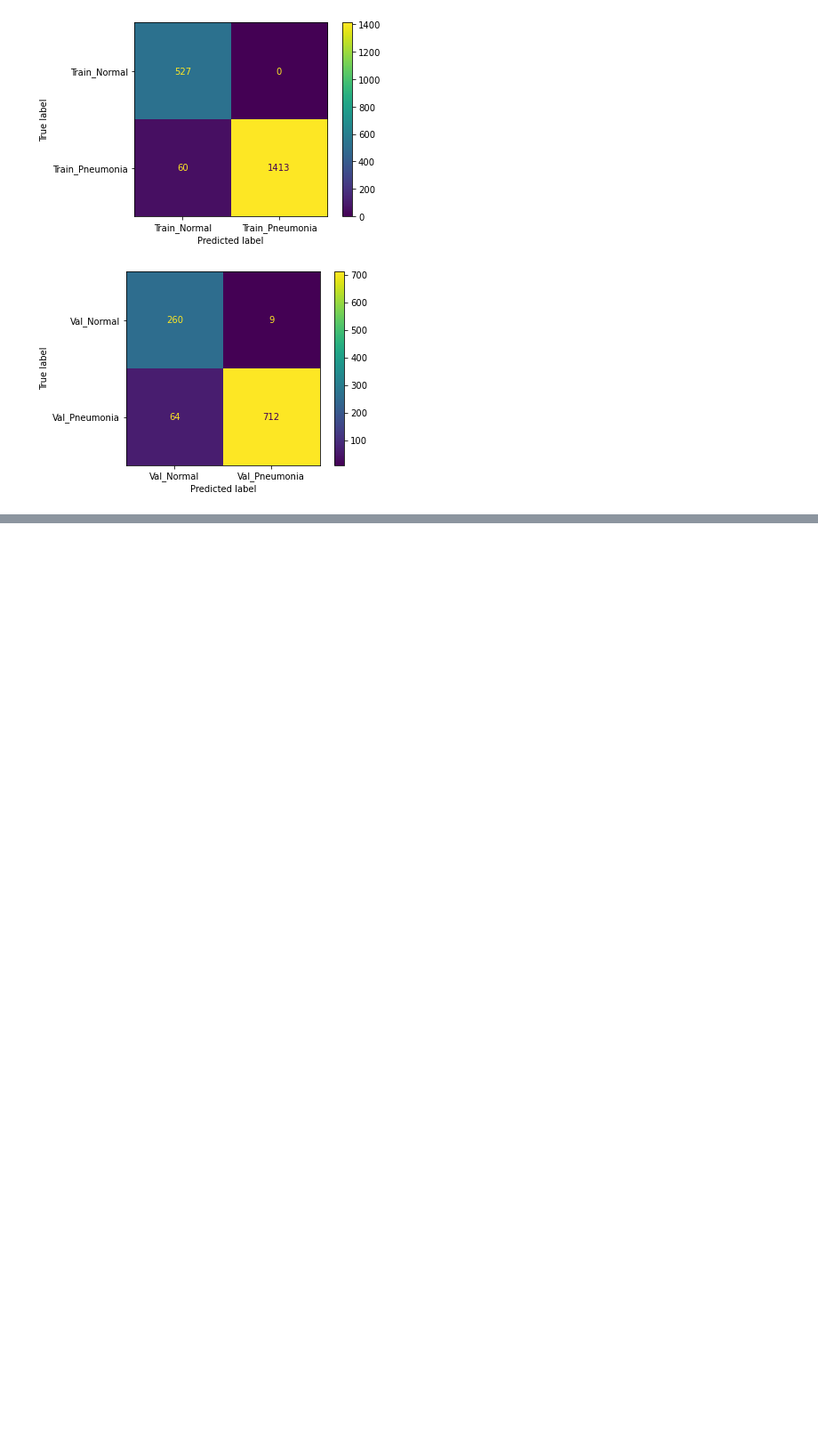
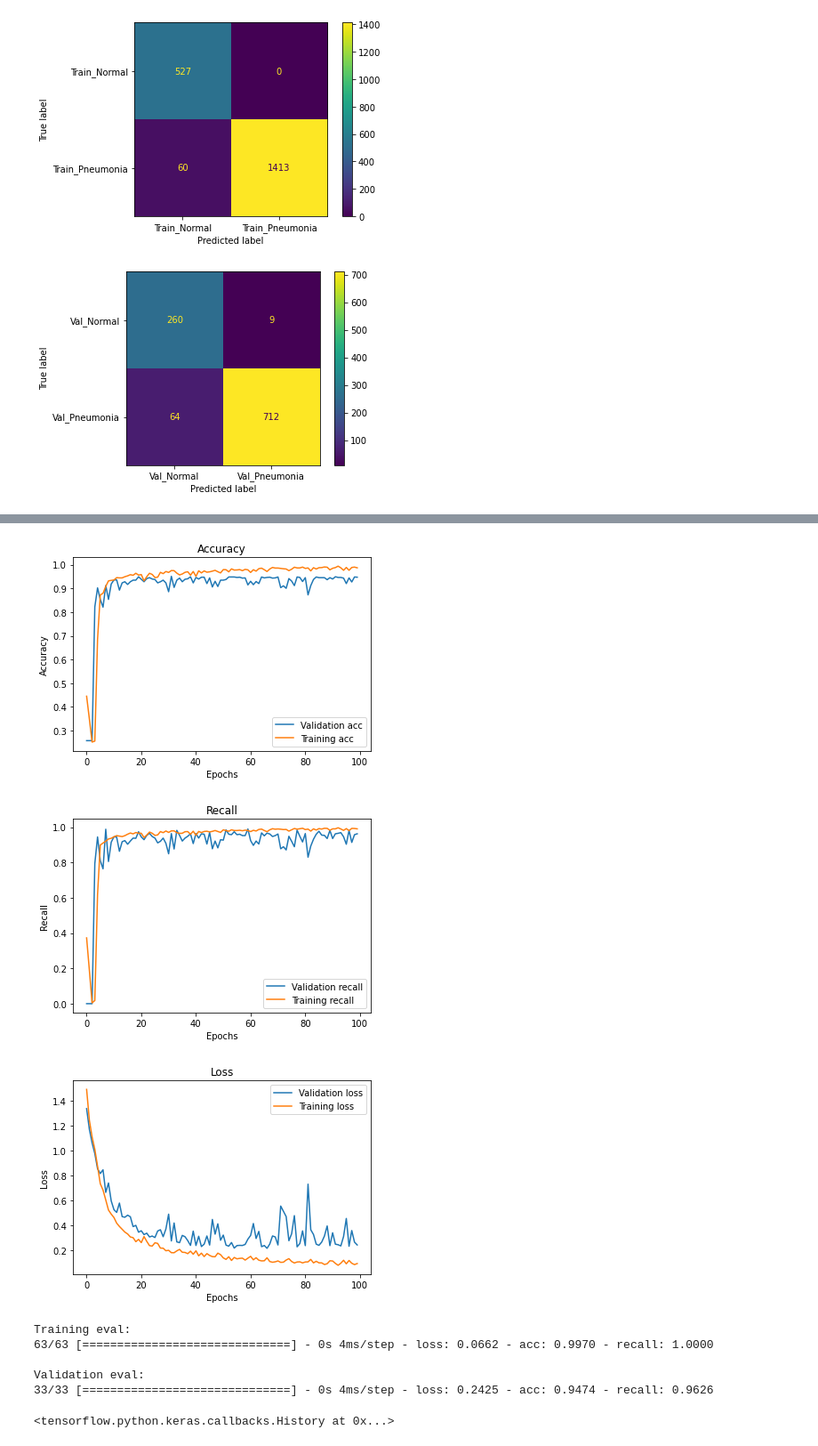
Before and after one commit to ericdnbn/image_classifier_pneumonia, a Jupyter notebook: markowitz_working_nb.ipynb, the cells around one changed output, grey strips where cells are left out. Shown at 89% size. Drawn from its saved outputs; the diff is of its cells as text; code cells hidden in the pictures; blank space fills up the shorter version.

Commit message:
Fourth iteration with dropout layers

```diff
--- a/markowitz_working_nb.ipynb
+++ b/markowitz_working_nb.ipynb
@@ -435,0 +438,2 @@ i3_model.save('i3_model.h5')
+# %%
+i4_X_train, i4_X_val, i4_train_labels, i4_val_labels = preprocess_dense_data(train_dir, batch_size=2000)
@@ -435,0 +443,32 @@ i3_model.save('i3_model.h5')
+# %%
+i4_class_weights = get_class_weights(i4_train_labels)
+# %%
+# Instatiate model
+i4_model = models.Sequential()
+
+# Add model layers - More layers and with l2 regularization
+i4_model.add(Dense(32, activation='relu', input_shape=(256*256,)))
+i4_model.add(Dense(20, activation='relu', kernel_regularizer=l2(l2=0.01)))
+i4_model.add(Dropout(0.1))
+i4_model.add(Dense(18, activation='relu', kernel_regularizer=l2(l2=0.01)))
+i4_model.add(Dropout(0.1))
+i4_model.add(Dense(16, activation='relu', kernel_regularizer=l2(l2=0.01)))
+i4_model.add(Dropout(0.1))
+i4_model.add(Dense(12, activation='relu', kernel_regularizer=l2(l2=0.01)))
+i4_model.add(Dropout(0.1))
+i4_model.add(Dense(8, activation='relu', kernel_regularizer=l2(l2=0.01)))
+i4_model.add(Dropout(0.1))
+i4_model.add(Dense(4, activation='relu', kernel_regularizer=l2(l2=0.01)))
+i4_model.add(Dense(1, activation='sigmoid', ))
+
+# Compile
+i4_model.compile(optimizer='adam',
+                 loss='binary_crossentropy',
+                 metrics=['acc', 'Recall'])
+# %%
+# Train the model
+i4_history = i4_model.fit(i4_X_train, i4_train_labels,
+                          epochs=100,
+                          batch_size=20,
+                          class_weight=i4_class_weights,
+                          validation_data=(i4_X_val, i4_val_labels))
@@ -435,0 +493,12 @@ i3_model.save('i3_model.h5')
+# %%
+visualize_training_results(i4_history, i4_model, i4_X_train, i4_train_labels, i4_X_val, i4_val_labels)
+# %% [output]
+[figure, added]
+[figure, added]
+[figure, added]
+Training eval:
+63/63 [==============================] - 0s 4ms/step - loss: 0.0662 - acc: 0.9970 - recall: 1.0000
+
+Validation eval:
+33/33 [==============================] - 0s 4ms/step - loss: 0.2425 - acc: 0.9474 - recall: 0.9626
+<tensorflow.python.keras.callbacks.History at 0x...>
```
Also changed, not shown: parts of 9 cells of this notebook, 9 other files.
